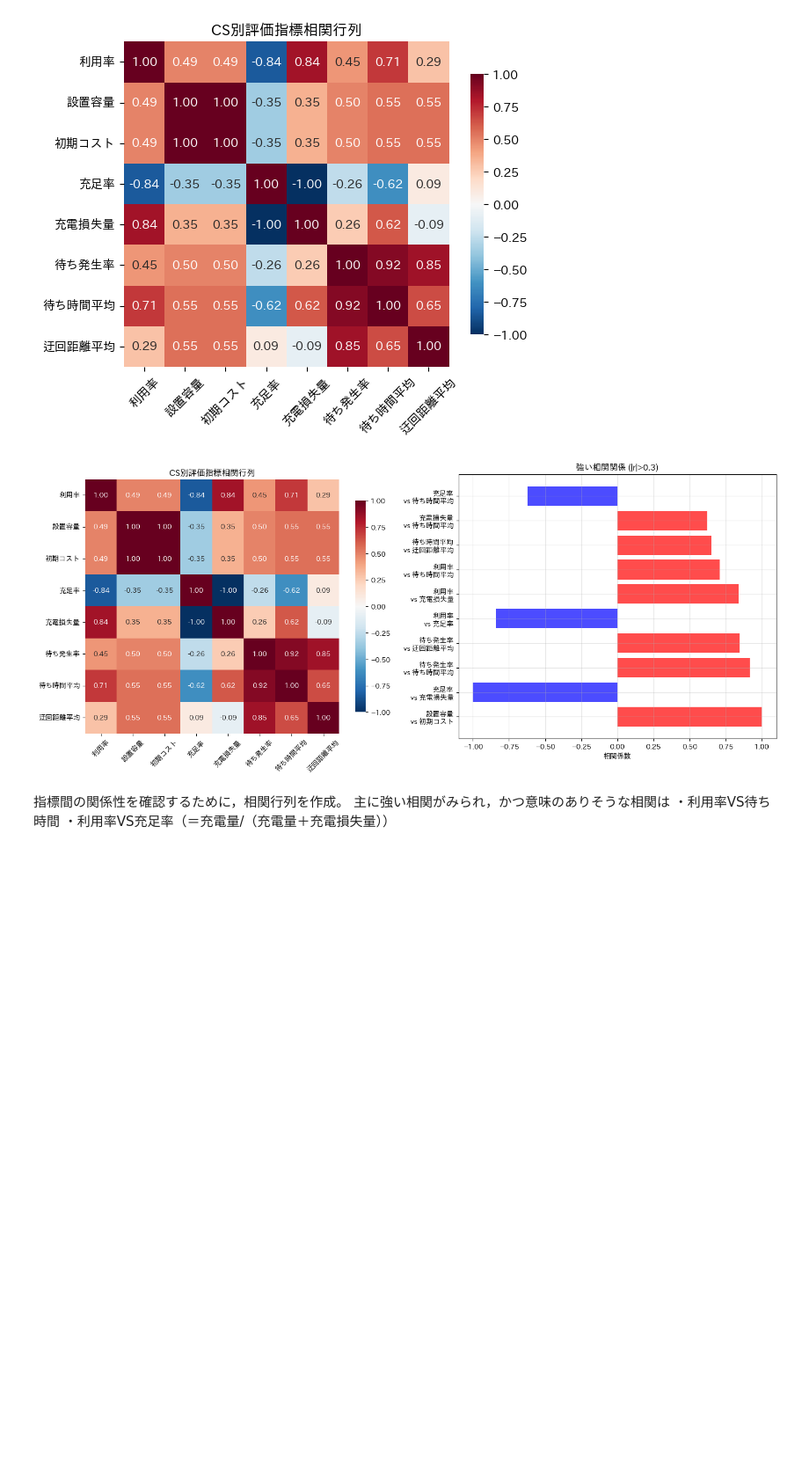
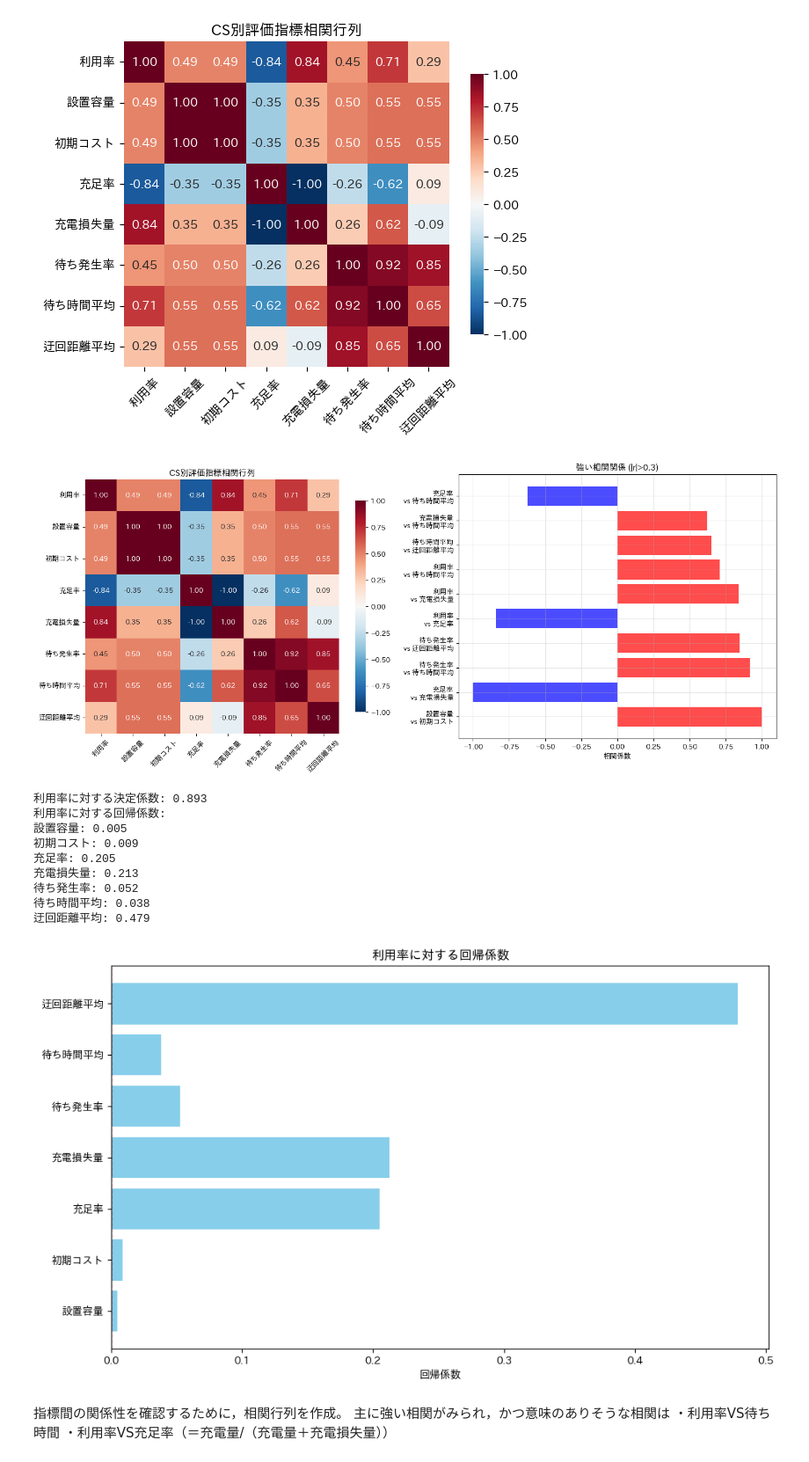
Before and after one commit to tsato-cnlab/CSLP_unified, a Jupyter notebook: notebooks/02_evaluation.ipynb, the cells around one changed output. Shown at 88% size. Saved outputs shown, nothing was run; the diff lists cells and outputs as text; code cells hidden in the pictures; blank space fills up the shorter version.

```diff
--- a/notebooks/02_evaluation.ipynb
+++ b/notebooks/02_evaluation.ipynb
@@ -68,6 +69,9 @@ EV車両トリップ数: 7180
 # CSの出力とポート数
 capacity_list = cs_config['cap_kw']
 ports_list = cs_config['ports']
+# 0ならNaNに
+capacity_list = [np.nan if cap == 0 else cap for cap in capacity_list]
+ports_list = [np.nan if port == 0 else port for port in ports_list]
 #
 ports_array = np.array(ports_list)
 capacity_array = np.array(capacity_list)
@@ -75,15 +79,14 @@ capacity_array = np.array(capacity_list)
 # 評価指標：利用率，待ち行列
 # 各CSの利用率を計算　利用率＝ 実際の充電量 / 最大充電容量
 max_capacity = ports_array * capacity_array
-filtered_max_capacity = max_capacity[max_capacity > 0].reshape(1, -1)
-utilization = timeseries_kw / filtered_max_capacity
+utilization = timeseries_kw / max_capacity
 
 # 後のために形状を調整
-filtered_max_capacity.shape = (-1,1)
+max_capacity.shape = (-1,1)
 
 utilization_mean = utilization.mean(axis=0)
 print(f"各CSの平均利用率:\n{utilization_mean}")
-print(f"最大容量：{filtered_max_capacity}")
+print(f"最大容量：{max_capacity}")
 
 # 各CSの待ち行列
 waiting_line_mean = timeseries_waiting_line.mean(axis=0)
@@ -315,0 +553,6 @@ print(f"総コスト合計: {initial_costs_filtered.sum()} 万円")
+# %%
+csids = cs_config.get('csids', [])
+ports = cs_config.get('ports', [])
+capacity_kw = cs_config.get('cap_kw', [])
+for i in range(len(csids)):
+    print(f"CSID: {csids[i]}, ポート数: {ports[i]}, 容量: {capacity_kw[i]} kW")
@@ -415,7 +762,7 @@ for i, csid in enumerate(actual_csids):
     cs_metrics = {
         'CSID': csid,
         '利用率': utilization_mean.iloc[i],
-        '設置容量': filtered_max_capacity[i] if i < len(max_capacity) else 0,
+        '設置容量': max_capacity[i] if i < len(max_capacity) else 0,
         '初期コスト': initial_costs_filtered[i] if i < len(initial_costs_filtered) else 0,
         '充足率': cs_satisfaction_stats[csid]['充足率 (%)'],
         '充電損失量': cs_satisfaction_stats[csid]['充電損失量 (kWh)'],
@@ -496,33 +828,69 @@ plt.xticks(rotation=45)
 plt.yticks(rotation=0)
 
 # サブプロット2: 強い相関の可視化
 plt.subplot(2, 2, 2)
 # 相関の絶対値が高い組み合わせを抽出
 strong_correlations = []
 for i in range(len(cs_correlation_matrix.columns)):
     for j in range(i+1, len(cs_correlation_matrix.columns)):
         col1 = cs_correlation_matrix.columns[i]
         col2 = cs_correlation_matrix.columns[j]
         corr_val = cs_correlation_matrix.iloc[i, j]
         if abs(corr_val) > 0.3:  # 0.3以上の相関
             strong_correlations.append((f"{col1}-{col2}", corr_val))
 
 # 相関値でソート
 strong_correlations.sort(key=lambda x: abs(x[1]), reverse=True)
 
 if strong_correlations:
     pairs, values = zip(*strong_correlations[:10])  # 上位10個
     colors = ['blue' if v < 0 else 'red' for v in values]
     plt.barh(range(len(pairs)), values, color=colors, alpha=0.7)
     plt.yticks(range(len(pairs)), [p.replace('-', '\nvs ') for p in pairs])
     plt.xlabel('相関係数')
     plt.title('強い相関関係 (|r|>0.3)')
     plt.grid(True, alpha=0.3)
 
 plt.tight_layout()
 plt.show()
+
+# 利用率に対する決定係数の計算
+from sklearn.ensemble import RandomForestRegressor
+from sklearn.linear_model import LinearRegression
+# 利用率と他の指標の関係を線形回帰で分析
+X = cs_correlation_df.drop(columns=['利用率'])
+y = cs_correlation_df['利用率']
+model = RandomForestRegressor()
+model.fit(X, y)
+# 決定係数
+r_squared = model.score(X, y)
+print(f"利用率に対する決定係数: {r_squared:.3f}")
+# 利用率に対する回帰係数
+coefficients = model.feature_importances_
+print("利用率に対する回帰係数:")
+for feature, coef in zip(X.columns, coefficients):
+    print(f"{feature}: {coef:.3f}")
+# 可視化
+plt.figure(figsize=(10, 6))
+plt.barh(X.columns, coefficients, color='skyblue')
+plt.xlabel('回帰係数')
+plt.title('利用率に対する回帰係数')
+plt.axvline(0, color='red', linestyle='--', linewidth=1)
+plt.tight_layout()
+
+# 保存
 # %% [output]
 [figure]
+利用率に対する決定係数: 0.893
+利用率に対する回帰係数:
+設置容量: 0.005
+初期コスト: 0.009
+充足率: 0.205
+充電損失量: 0.213
+待ち発生率: 0.052
+待ち時間平均: 0.038
+迂回距離平均: 0.479
+[figure, added]
 # %% [markdown]
 指標間の関係性を確認するために，相関行列を作成。
 主に強い相関がみられ，かつ意味のありそうな相関は
```
Also changed, not shown: parts of 17 cells of this notebook, 25 other files.
